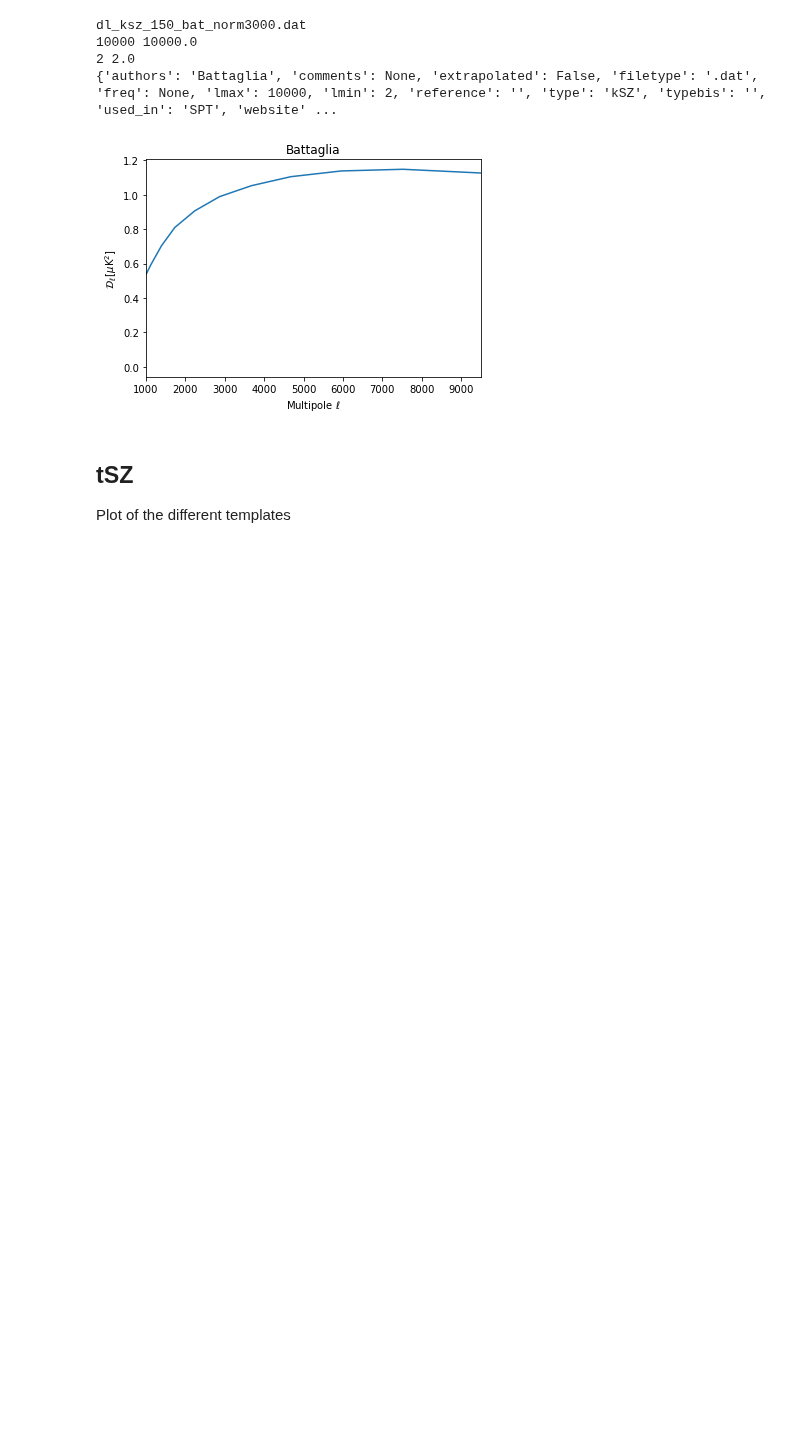
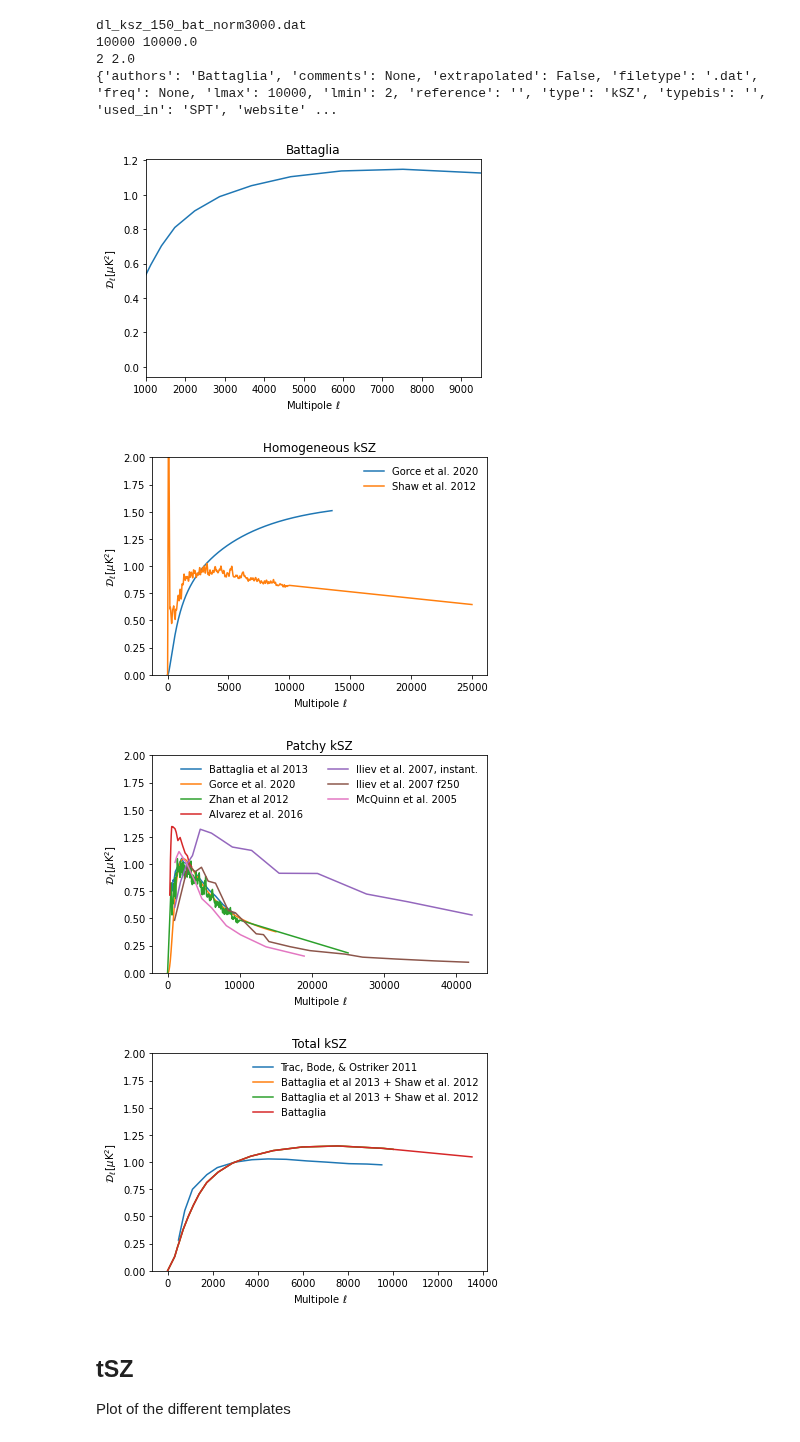
Before and after one commit to mtristram/hillik, a Jupyter notebook: scripts/check_fgds_ag.ipynb, the cells around one changed output. Saved outputs shown, nothing was run; the diff lists cells and outputs as text; code cells hidden in the pictures; blank space fills up the shorter version.

```diff
--- a/scripts/check_fgds_ag.ipynb
+++ b/scripts/check_fgds_ag.ipynb
@@ -107,6 +107,38 @@ dl_ksz_150_bat_norm3000.dat
 2 2.0
 {'authors': 'Battaglia', 'comments': None, 'extrapolated': False, 'filetype': '.dat', 'freq': None, 'lmax': 10000, 'lmin': 2, 'reference': '', 'type': 'kSZ', 'typebis': '', 'used_in': 'SPT', 'website' ...
 [figure]
+# %%
+for title in ["Homogeneous kSZ", "Patchy kSZ", "Total kSZ"]:
+    plt.figure()
+    nksz_temp = 0
+    ksz_keys = []
+    for k in fg_info.keys():
+        if fg_info[k]['type'] == 'kSZ':
+            ksz_keys.append(k)
+            label = f"{fg_info[k]['authors']}"# {fg_info[k]['reference']}"
+            try:
+                if fg_info[k]['filetype'] in ['.dat', '.txt']:
+                    ells, cls = np.loadtxt(fgfolder+k, unpack=True)
+                    # print(cls.shape)
+                elif fg_info[k]['filetype'] in ['.csv']:
+                    # print(k)
+                    data = pandas.read_csv(fgfolder+k)
+                    ells, cls = data.values.T
+                if fg_info[k]['typebis'] == title:
+                    i3000 = np.argmin(np.abs(ells-3000.))
+                    plt.plot(ells, cls/cls[i3000], label=label)
+                    nksz_temp += 1
+            except OSError:
+                print(f'{k} not found.')
+    plt.legend(ncol=2 if nksz_temp>4 else 1, frameon=False)
+    plt.ylabel(r'$\mathcal{D}_\ell\,[\mu\mathrm{K}^2]$')
+    plt.xlabel(r'Multipole $\ell$')
+    plt.title(title)
+    plt.ylim(0, 2)
+# %% [output]
+[figure, added]
+[figure, added]
+[figure, added]
 # %%
 def extrapolate(ell, dell, lmax, order=1,lmin=0, lower=0):
     s = InterpolatedUnivariateSpline(ell, dell, k=order)
```
Also changed, not shown: parts of 3 cells of this notebook.
